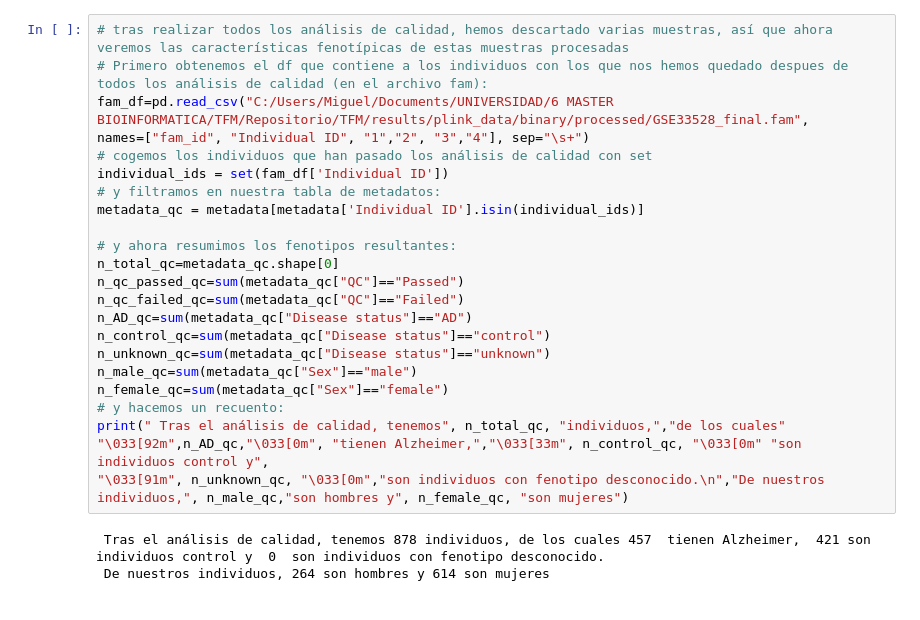
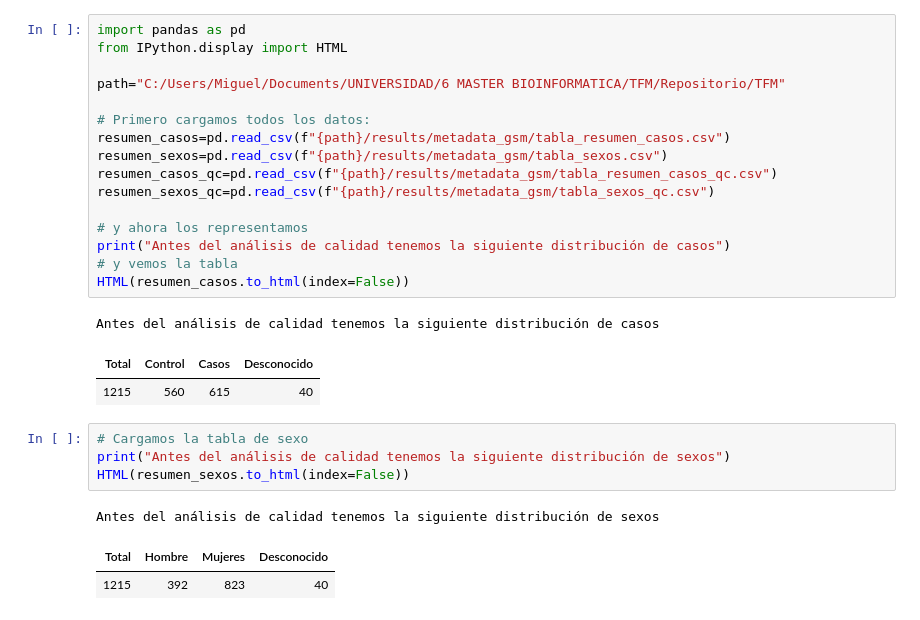
Before and after one commit to miguelgiralv/TFM, a Jupyter notebook: reports/phenotype_report.ipynb, the cells around one changed output. Drawn from its saved outputs; the diff is of its cells as text.

```diff
--- a/reports/phenotype_report.ipynb
+++ b/reports/phenotype_report.ipynb
@@ -40,25 +1,28 @@ print(" En un inicio tenemos",n_total, "individuos,","de los cuales" "\033[92m",
-# %%
-# tras realizar todos los análisis de calidad, hemos descartado varias muestras, así que ahora veremos las características fenotípicas de estas muestras procesadas
-# Primero obtenemos el df que contiene a los individuos con los que nos hemos quedado despues de todos los análisis de calidad (en el archivo fam):
-fam_df=pd.read_csv("C:/Users/Miguel/Documents/UNIVERSIDAD/6 MASTER BIOINFORMATICA/TFM/Repositorio/TFM/results/plink_data/binary/processed/GSE33528_final.fam",
-names=["fam_id", "Individual ID", "1","2", "3","4"], sep="\s+")
-# cogemos los individuos que han pasado los análisis de calidad con set
-individual_ids = set(fam_df['Individual ID'])
-# y filtramos en nuestra tabla de metadatos:
-metadata_qc = metadata[metadata['Individual ID'].isin(individual_ids)]
-
-# y ahora resumimos los fenotipos resultantes:
-n_total_qc=metadata_qc.shape[0]
-n_qc_passed_qc=sum(metadata_qc["QC"]=="Passed")
-n_qc_failed_qc=sum(metadata_qc["QC"]=="Failed")
-n_AD_qc=sum(metadata_qc["Disease status"]=="AD")
-n_control_qc=sum(metadata_qc["Disease status"]=="control")
-n_unknown_qc=sum(metadata_qc["Disease status"]=="unknown")
-n_male_qc=sum(metadata_qc["Sex"]=="male")
-n_female_qc=sum(metadata_qc["Sex"]=="female")
-# y hacemos un recuento:
-print(" Tras el análisis de calidad, tenemos", n_total_qc, "individuos,","de los cuales" "\033[92m",n_AD_qc,"\033[0m", "tienen Alzheimer,","\033[33m", n_control_qc, "\033[0m" "son individuos control y",
-"\033[91m", n_unknown_qc, "\033[0m","son individuos con fenotipo desconocido.\n","De nuestros individuos,", n_male_qc,"son hombres y", n_female_qc, "son mujeres")
-# %% [output]
- Tras el análisis de calidad, tenemos 878 individuos, de los cuales 457  tienen Alzheimer,  421 son individuos control y  0  son individuos con fenotipo desconocido.
- De nuestros individuos, 264 son hombres y 614 son mujeres
+# %%
+import pandas as pd
+from IPython.display import HTML
+
+path="C:/Users/Miguel/Documents/UNIVERSIDAD/6 MASTER BIOINFORMATICA/TFM/Repositorio/TFM"
+
+# Primero cargamos todos los datos:
+resumen_casos=pd.read_csv(f"{path}/results/metadata_gsm/tabla_resumen_casos.csv")
+resumen_sexos=pd.read_csv(f"{path}/results/metadata_gsm/tabla_sexos.csv")
+resumen_casos_qc=pd.read_csv(f"{path}/results/metadata_gsm/tabla_resumen_casos_qc.csv")
+resumen_sexos_qc=pd.read_csv(f"{path}/results/metadata_gsm/tabla_sexos_qc.csv")
+
+# y ahora los representamos
+print("Antes del análisis de calidad tenemos la siguiente distribución de casos")
+# y vemos la tabla
+HTML(resumen_casos.to_html(index=False))
+# %% [output]
+Antes del análisis de calidad tenemos la siguiente distribución de casos
+| Total | Control | Casos | Desconocido |
+| 1215 | 560 | 615 | 40 |
+# %%
+# Cargamos la tabla de sexo
+print("Antes del análisis de calidad tenemos la siguiente distribución de sexos")
+HTML(resumen_sexos.to_html(index=False))
+# %% [output]
+Antes del análisis de calidad tenemos la siguiente distribución de sexos
+| Total | Hombre | Mujeres | Desconocido |
+| 1215 | 392 | 823 | 40 |
```
Also changed, not shown: parts of 4 cells of this notebook, 17 other files.
